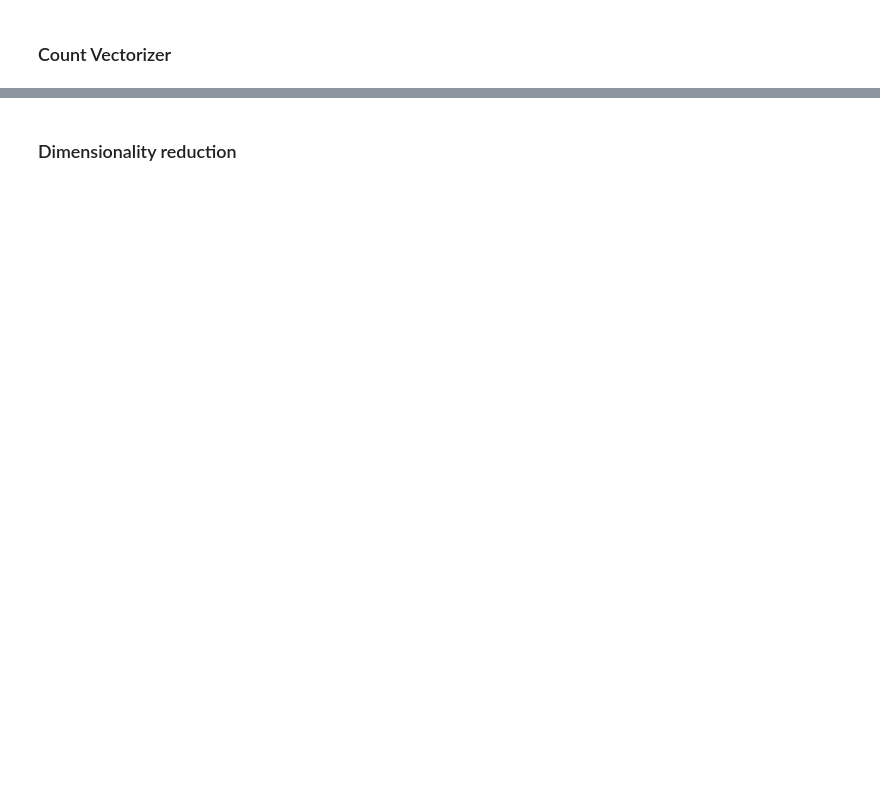
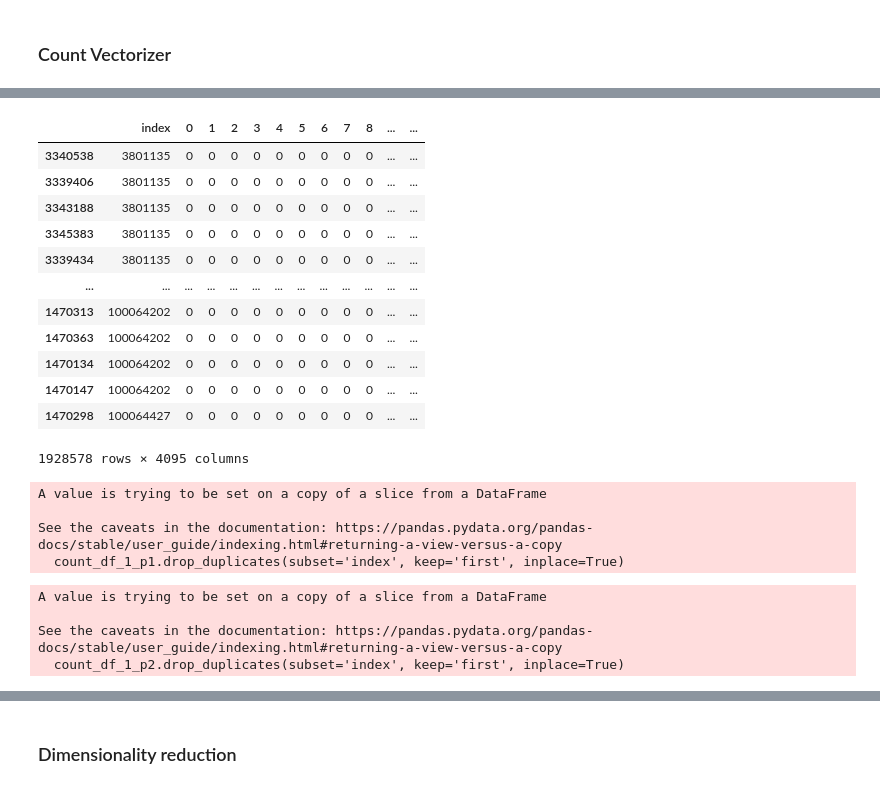
Before and after one commit to sailormoonvicky/eCommerce, a Jupyter notebook: notebooks/similar_products_final-Copy-Julio-big-df.ipynb, the cells around one changed output, grey strips where cells are left out. Drawn from its saved outputs; the diff is of its cells as text; code cells hidden in the pictures; blank space fills up the shorter version.

```diff
--- a/notebooks/similar_products_final-Copy-Julio-big-df.ipynb
+++ b/notebooks/similar_products_final-Copy-Julio-big-df.ipynb
@@ -144,2 +128,31 @@ count_df_1 = count_df_1.reset_index()
+# %%
+count_df_1_p2 = count_df_1.iloc[to_divide:,:]
+count_df_1_p2
+# %% [output]
+|  | index | 0 | 1 | 2 | 3 | 4 | 5 | 6 | 7 | 8 | ... | ... |
+| 3340538 | 3801135 | 0 | 0 | 0 | 0 | 0 | 0 | 0 | 0 | 0 | ... | ... |
+| 3339406 | 3801135 | 0 | 0 | 0 | 0 | 0 | 0 | 0 | 0 | 0 | ... | ... |
+| 3343188 | 3801135 | 0 | 0 | 0 | 0 | 0 | 0 | 0 | 0 | 0 | ... | ... |
+| 3345383 | 3801135 | 0 | 0 | 0 | 0 | 0 | 0 | 0 | 0 | 0 | ... | ... |
+| 3339434 | 3801135 | 0 | 0 | 0 | 0 | 0 | 0 | 0 | 0 | 0 | ... | ... |
+| ... | ... | ... | ... | ... | ... | ... | ... | ... | ... | ... | ... | ... |
+| 1470313 | 100064202 | 0 | 0 | 0 | 0 | 0 | 0 | 0 | 0 | 0 | ... | ... |
+| 1470363 | 100064202 | 0 | 0 | 0 | 0 | 0 | 0 | 0 | 0 | 0 | ... | ... |
+| 1470134 | 100064202 | 0 | 0 | 0 | 0 | 0 | 0 | 0 | 0 | 0 | ... | ... |
+| 1470147 | 100064202 | 0 | 0 | 0 | 0 | 0 | 0 | 0 | 0 | 0 | ... | ... |
+| 1470298 | 100064427 | 0 | 0 | 0 | 0 | 0 | 0 | 0 | 0 | 0 | ... | ... |
+1928578 rows × 4095 columns
 # %%
-# len(list(set(count_df_1.index)))#.nunique()
+count_df_1_p1.drop_duplicates(subset='index', keep='first', inplace=True)
+# %% [output]
+A value is trying to be set on a copy of a slice from a DataFrame
+
+See the caveats in the documentation: https://pandas.pydata.org/pandas-docs/stable/user_guide/indexing.html#returning-a-view-versus-a-copy
+  count_df_1_p1.drop_duplicates(subset='index', keep='first', inplace=True)
+# %%
+count_df_1_p2.drop_duplicates(subset='index', keep='first', inplace=True)
+# %% [output]
+A value is trying to be set on a copy of a slice from a DataFrame
+
+See the caveats in the documentation: https://pandas.pydata.org/pandas-docs/stable/user_guide/indexing.html#returning-a-view-versus-a-copy
+  count_df_1_p2.drop_duplicates(subset='index', keep='first', inplace=True)
```
Also changed, not shown: parts of 44 cells of this notebook.
